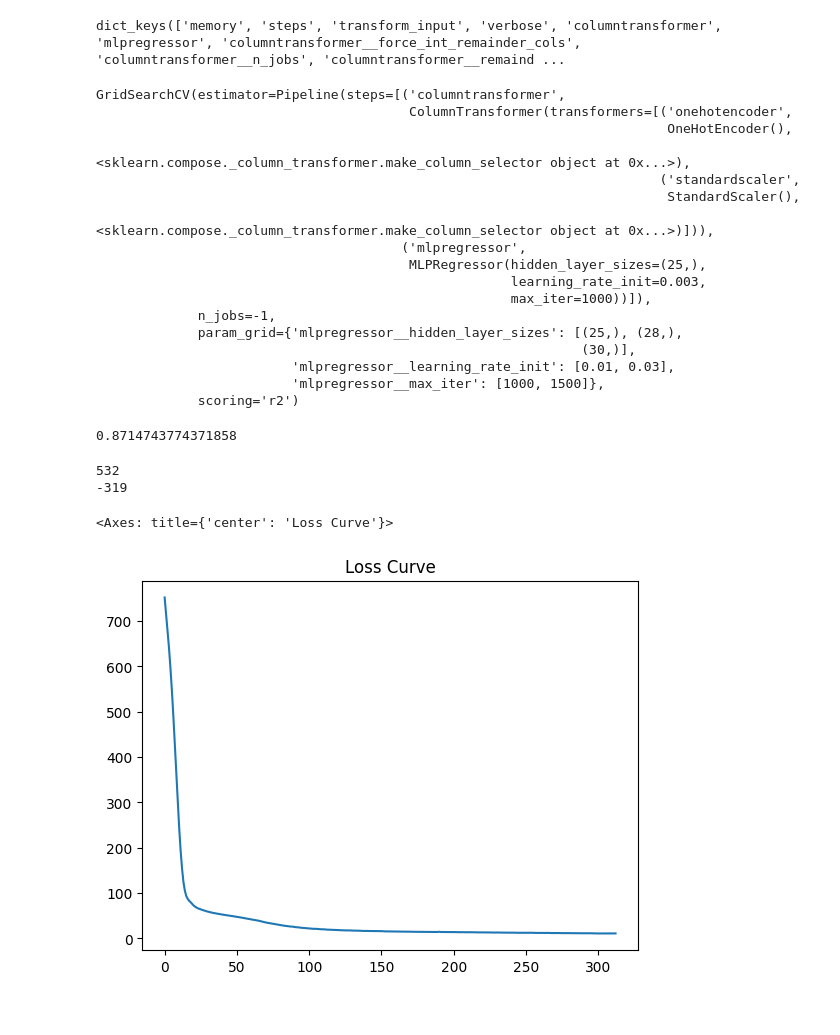
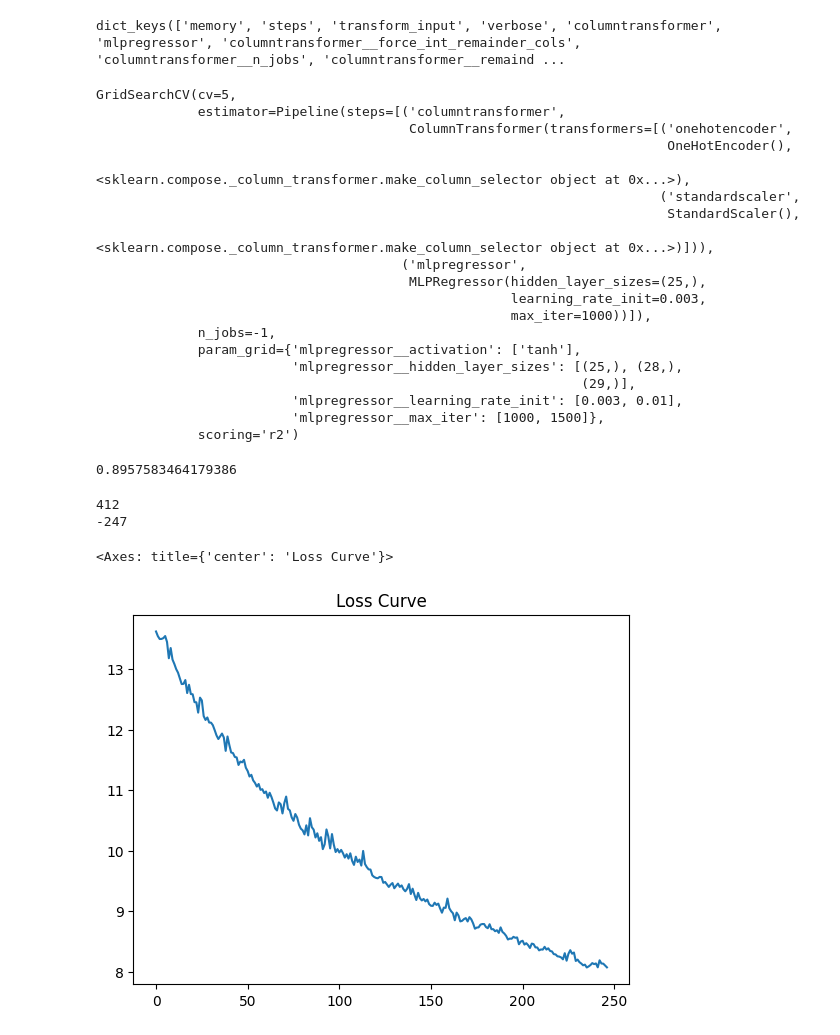
Before and after one commit to crisbpadilla/CapstoneProject-1-M2M, a Jupyter notebook: CapstoneProject_2_FinalRegression.ipynb, the cells around one changed output. Saved outputs shown, nothing was run; the diff lists cells and outputs as text; code cells hidden in the pictures.

```diff
--- a/CapstoneProject_2_FinalRegression.ipynb
+++ b/CapstoneProject_2_FinalRegression.ipynb
@@ -629,17 +592,19 @@ C_strength_model.get_params().keys()
 dict_keys(['memory', 'steps', 'transform_input', 'verbose', 'columntransformer', 'mlpregressor', 'columntransformer__force_int_remainder_cols', 'columntransformer__n_jobs', 'columntransformer__remaind ...
 # %%
 parameters_nn={
-    'mlpregressor__hidden_layer_sizes':[(25,),(28,),(30,)],#[(x, y) for x in range(10, 40) for y in range(0, 10)],(a,) for a in range(15,40)]
+    'mlpregressor__hidden_layer_sizes':[(25,),(28,),(29,)],#[(x, y) for x in range(10, 40) for y in range(0, 10)],(a,) for a in range(15,40)]
     'mlpregressor__max_iter':[1000,1500],
-    'mlpregressor__learning_rate_init':[0.01,0.03]
+    'mlpregressor__activation':['tanh'],
+    'mlpregressor__learning_rate_init':[0.003,0.01]
     }
 # %%
 from sklearn.model_selection import GridSearchCV
 
-grid_search= GridSearchCV(C_strength_model,param_grid=parameters_nn,scoring='r2',n_jobs=-1)
+grid_search= GridSearchCV(C_strength_model,param_grid=parameters_nn,scoring='r2',cv=5,n_jobs=-1)
 grid_search.fit(X_train,y_train)
 # %% [output]
-GridSearchCV(estimator=Pipeline(steps=[('columntransformer',
+GridSearchCV(cv=5,
+             estimator=Pipeline(steps=[('columntransformer',
                                         ColumnTransformer(transformers=[('onehotencoder',
                                                                          OneHotEncoder(),
                                                                          <sklearn.compose._column_transformer.make_column_selector object at 0x...>),
@@ -651,30 +616,31 @@ GridSearchCV(estimator=Pipeline(steps=[('columntransformer',
                                                      learning_rate_init=0.003,
                                                      max_iter=1000))]),
              n_jobs=-1,
-             param_grid={'mlpregressor__hidden_layer_sizes': [(25,), (28,),
-                                                              (30,)],
-                         'mlpregressor__learning_rate_init': [0.01, 0.03],
+             param_grid={'mlpregressor__activation': ['tanh'],
+                         'mlpregressor__hidden_layer_sizes': [(25,), (28,),
+                                                              (29,)],
+                         'mlpregressor__learning_rate_init': [0.003, 0.01],
                          'mlpregressor__max_iter': [1000, 1500]},
              scoring='r2')
 # %%
 Best_pipeline=grid_search.best_estimator_
 grid_search.best_score_
 # %% [output]
-0.8714743774371858
+0.8957583464179386
 # %%
-num_iterations = C_strength_model.named_steps.mlpregressor.n_iter_
+num_iterations = Best_pipeline.named_steps.mlpregressor.n_iter_
 print(num_iterations)#The length of the number of iterations is
 display_iter=int(-(num_iterations*0.60))
 print(display_iter)
 # equal to the length of the error given by the loss curve
 #loss curve
 loss_curve=Best_pipeline.named_steps.mlpregressor.loss_curve_
 pd.Series(loss_curve[display_iter:]).plot.line(title='Loss Curve')
 # %% [output]
-532
--319
+412
+-247
 <Axes: title={'center': 'Loss Curve'}>
-[figure, old version]
+[figure, new version]
 # %%
 print(f" The R^2 for the training data is {round(Best_pipeline.score(X_train, y_train),3)}")
 print(f"the R^2 for the testing data is {round(Best_pipeline.score(X_test, y_test),3)}")
```
Also changed, not shown: parts of 57 cells of this notebook.
